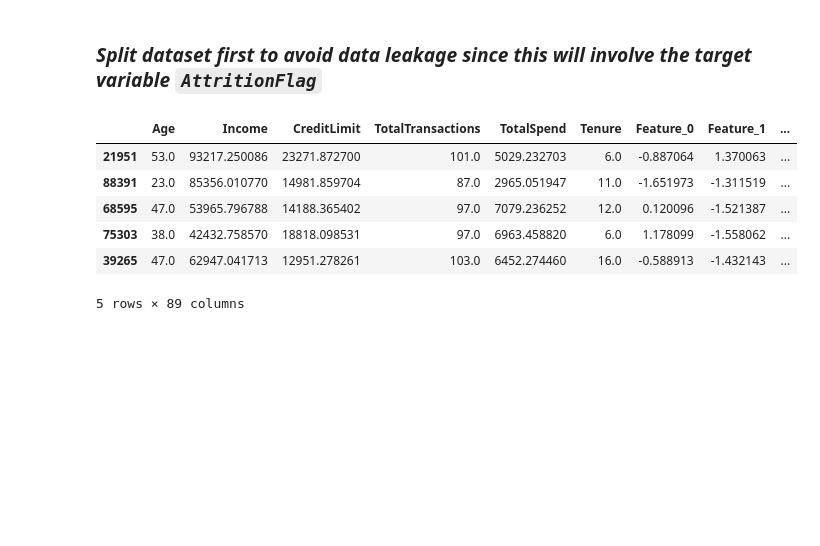
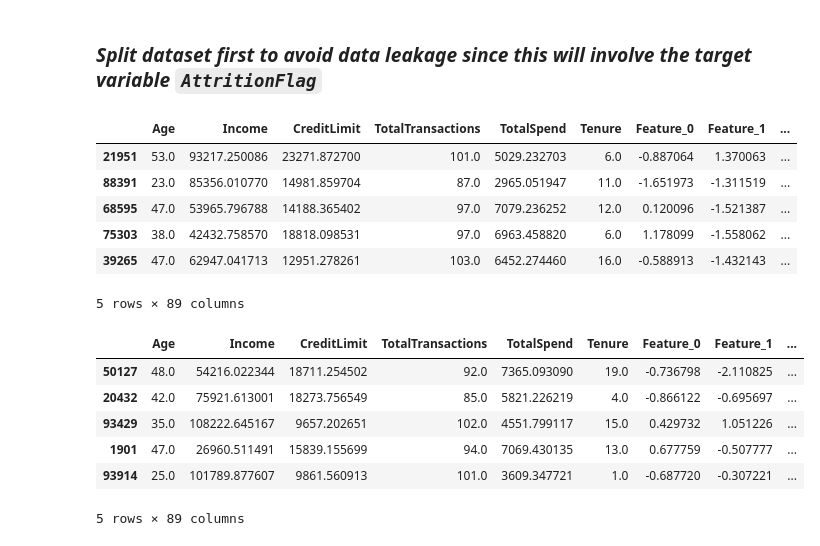
Before and after one commit to shrimpeu/Churn-Prediction-for-Credit-Card-Holders-Using-Predictive-Analytics, a Jupyter notebook: notebooks/reports/2_EDA_Feature Engineering.ipynb, the cells around one changed output. Cells and saved outputs as stored; diff of their text form; code cells hidden in the pictures; blank space fills up the shorter version.

```diff
--- a/notebooks/reports/2_EDA_Feature Engineering.ipynb
+++ b/notebooks/reports/2_EDA_Feature Engineering.ipynb
@@ -578,3 +584,13 @@ train_save.head()
 | 75303 | 38.0 | 42432.758570 | 18818.098531 | 97.0 | 6963.458820 | 6.0 | 1.178099 | -1.558062 | ... |
 | 39265 | 47.0 | 62947.041713 | 12951.278261 | 103.0 | 6452.274460 | 16.0 | -0.588913 | -1.432143 | ... |
 5 rows × 89 columns
+# %%
+test_save.head()
+# %% [output]
+|  | Age | Income | CreditLimit | TotalTransactions | TotalSpend | Tenure | Feature_0 | Feature_1 | ... |
+| 50127 | 48.0 | 54216.022344 | 18711.254502 | 92.0 | 7365.093090 | 19.0 | -0.736798 | -2.110825 | ... |
+| 20432 | 42.0 | 75921.613001 | 18273.756549 | 85.0 | 5821.226219 | 4.0 | -0.866122 | -0.695697 | ... |
+| 93429 | 35.0 | 108222.645167 | 9657.202651 | 102.0 | 4551.799117 | 15.0 | 0.429732 | 1.051226 | ... |
+| 1901 | 47.0 | 26960.511491 | 15839.155699 | 94.0 | 7069.430135 | 13.0 | 0.677759 | -0.507777 | ... |
+| 93914 | 25.0 | 101789.877607 | 9861.560913 | 101.0 | 3609.347721 | 1.0 | -0.687720 | -0.307221 | ... |
+5 rows × 89 columns
```
Also changed, not shown: parts of 2 cells of this notebook, 2 other files.
